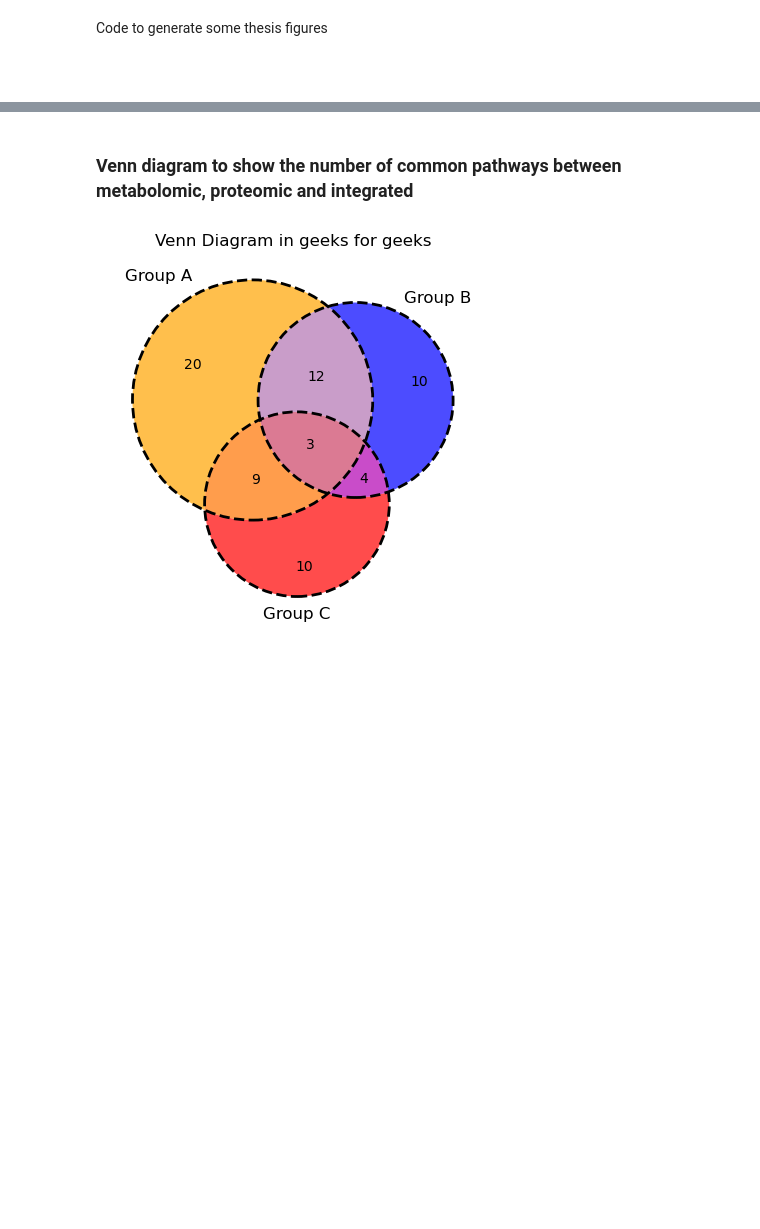
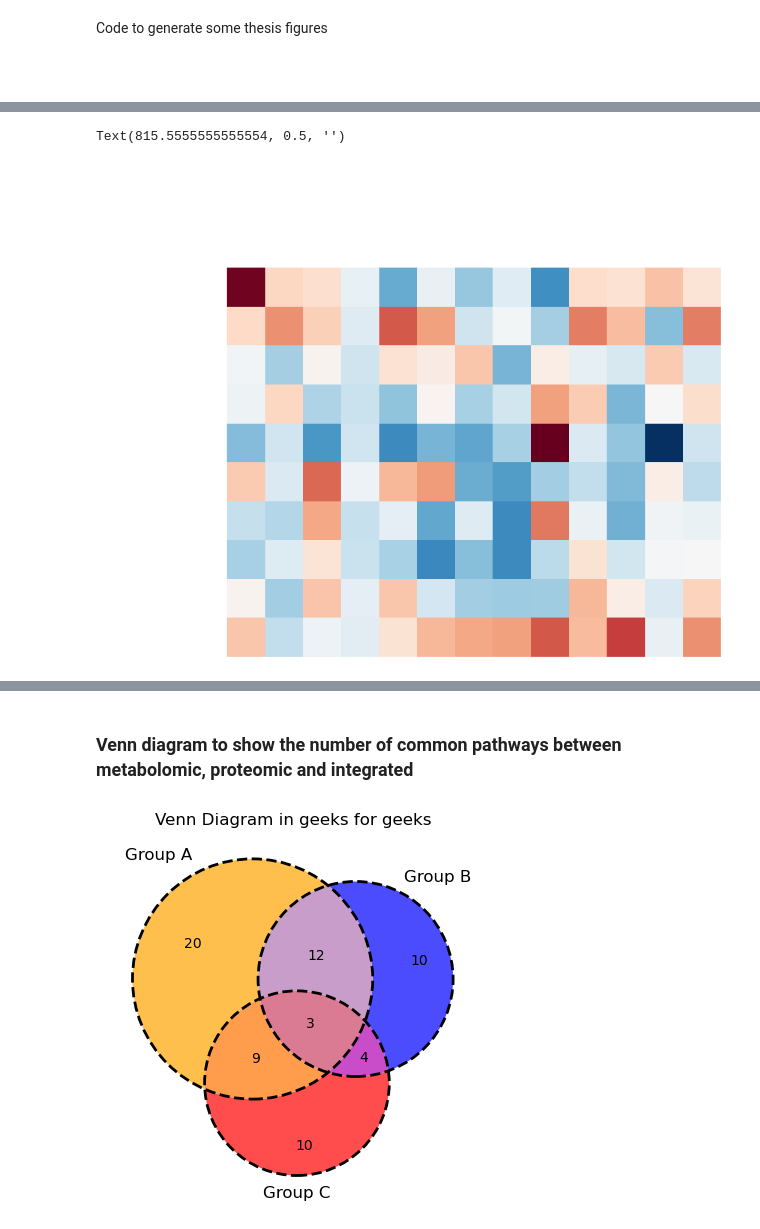
Before and after one commit to j-keung/multiomics-pathway-analysis, a Jupyter notebook: extra_figures.ipynb, the cells around one changed output, grey strips where cells are left out. Drawn from its saved outputs; the diff is of its cells as text; code cells hidden in the pictures; blank space fills up the shorter version.

```diff
--- a/extra_figures.ipynb
+++ b/extra_figures.ipynb
@@ -4,0 +14,4 @@ Code to generate some thesis figures
+# %%
+#Load the common cases dataset
+df = pd.read_csv('Data/Su_COVID_metabolomics_processed_commoncases.csv', index_col=0)
+df
@@ -4,0 +33,11 @@ Code to generate some thesis figures
+# %%
+df_sample = df.iloc[35:45,45:58] #13 metabolites long
+
+g = sns.clustermap(df_sample,row_cluster=False,col_cluster=False,xticklabels=False, yticklabels=False,cmap='RdBu_r',figsize=(9,7),cbar=False)
+g.ax_heatmap.tick_params(right=False)
+g.cax.set_visible(False)
+ax = g.ax_heatmap
+ax.set_ylabel("")
+# %% [output]
+Text(815.5555555555554, 0.5, '')
+[figure, added]
```
Also changed, not shown: parts of 14 cells of this notebook, 2 other files.
